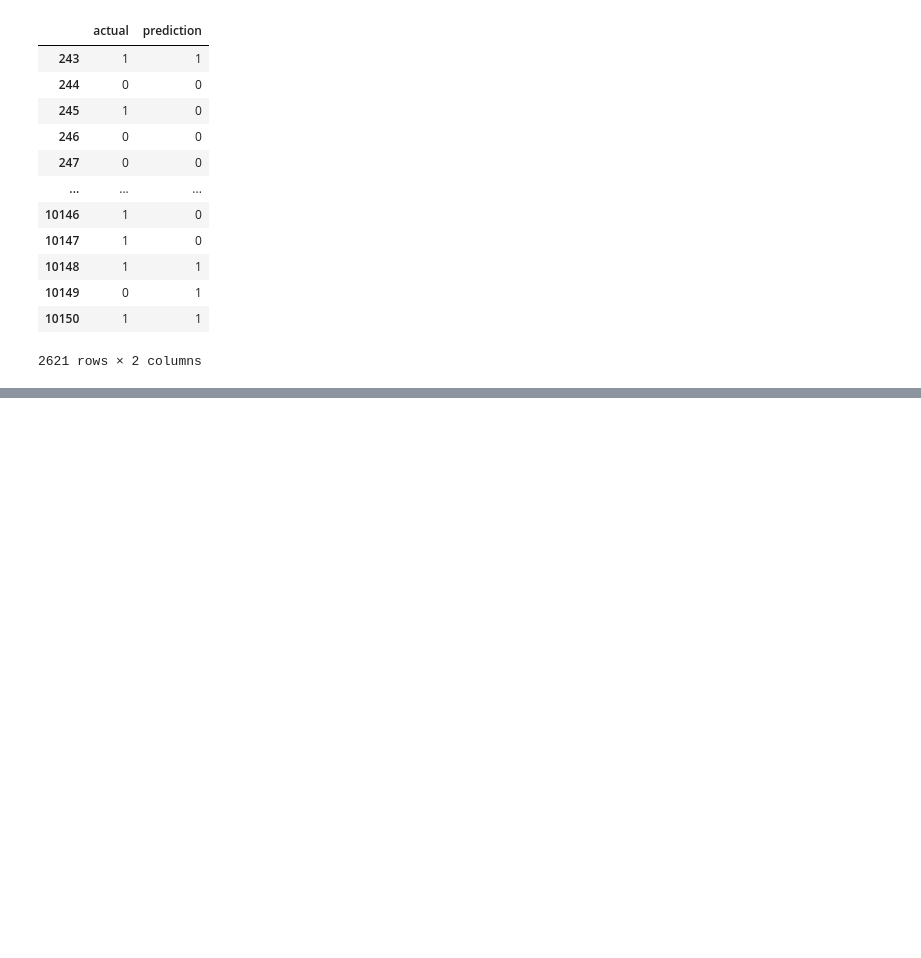
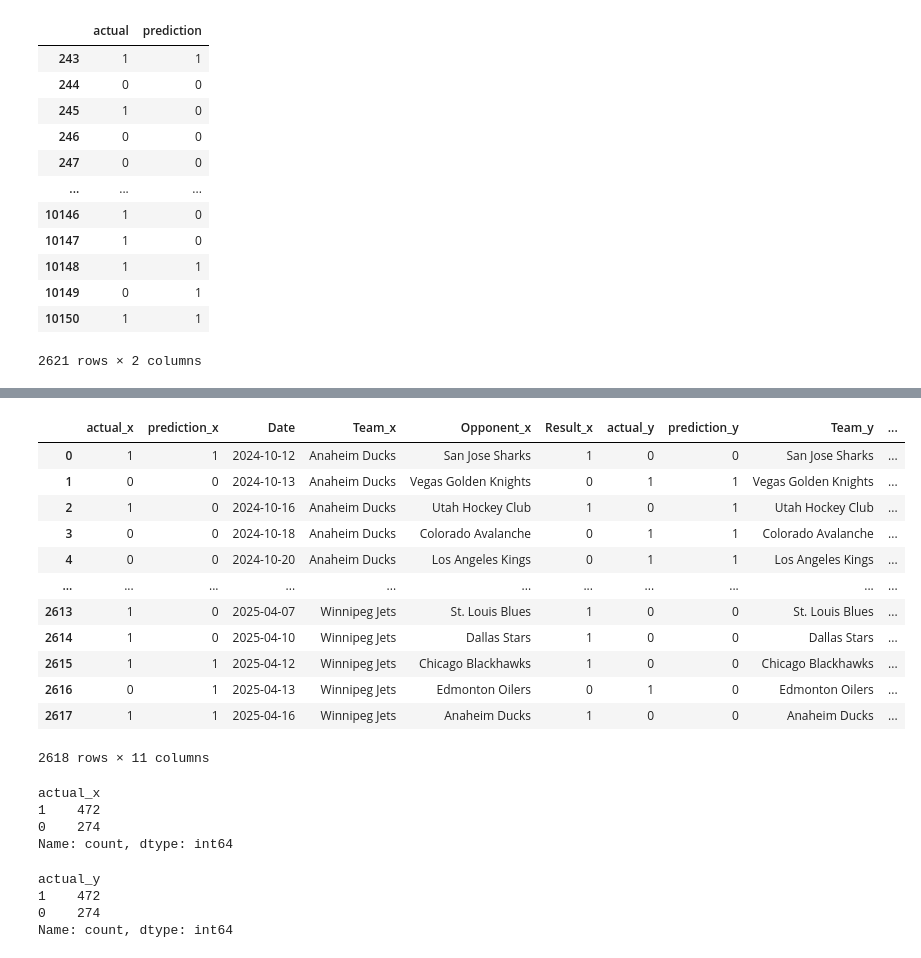
Before and after one commit to vblais12/NHL_stats_predictor, a Jupyter notebook: Testing/Testing_models.ipynb, the cells around one changed output, grey strips where cells are left out. Saved outputs shown, nothing was run; the diff lists cells and outputs as text; code cells hidden in the pictures; blank space fills up the shorter version.

```diff
--- a/Testing/Testing_models.ipynb
+++ b/Testing/Testing_models.ipynb
@@ -193 +183,32 @@ combined
 2621 rows × 6 columns
+# %%
+final = combined.merge(combined, left_on=['Date', 'Team'], right_on=['Date', 'Opponent'])  # few games will drop due to rolling windows
+final
+# %% [output]
+|  | actual_x | prediction_x | Date | Team_x | Opponent_x | Result_x | actual_y | prediction_y | Team_y | ... |
+| 0 | 1 | 1 | 2024-10-12 | Anaheim Ducks | San Jose Sharks | 1 | 0 | 0 | San Jose Sharks | ... |
+| 1 | 0 | 0 | 2024-10-13 | Anaheim Ducks | Vegas Golden Knights | 0 | 1 | 1 | Vegas Golden Knights | ... |
+| 2 | 1 | 0 | 2024-10-16 | Anaheim Ducks | Utah Hockey Club | 1 | 0 | 1 | Utah Hockey Club | ... |
+| 3 | 0 | 0 | 2024-10-18 | Anaheim Ducks | Colorado Avalanche | 0 | 1 | 1 | Colorado Avalanche | ... |
+| 4 | 0 | 0 | 2024-10-20 | Anaheim Ducks | Los Angeles Kings | 0 | 1 | 1 | Los Angeles Kings | ... |
+| ... | ... | ... | ... | ... | ... | ... | ... | ... | ... | ... |
+| 2613 | 1 | 0 | 2025-04-07 | Winnipeg Jets | St. Louis Blues | 1 | 0 | 0 | St. Louis Blues | ... |
+| 2614 | 1 | 0 | 2025-04-10 | Winnipeg Jets | Dallas Stars | 1 | 0 | 0 | Dallas Stars | ... |
+| 2615 | 1 | 1 | 2025-04-12 | Winnipeg Jets | Chicago Blackhawks | 1 | 0 | 0 | Chicago Blackhawks | ... |
+| 2616 | 0 | 1 | 2025-04-13 | Winnipeg Jets | Edmonton Oilers | 0 | 1 | 0 | Edmonton Oilers | ... |
+| 2617 | 1 | 1 | 2025-04-16 | Winnipeg Jets | Anaheim Ducks | 1 | 0 | 0 | Anaheim Ducks | ... |
+2618 rows × 11 columns
+# %%
+final[(final['prediction_x'] == 1) & (final['prediction_y'] == 0)]['actual_x'].value_counts()
+# %% [output]
+actual_x
+1    472
+0    274
+Name: count, dtype: int64
+# %%
+final[(final['prediction_x'] == 0) & (final['prediction_y'] == 1)]['actual_y'].value_counts()
+# %% [output]
+actual_y
+1    472
+0    274
+Name: count, dtype: int64
```
Also changed, not shown: parts of 6 cells of this notebook, 1 other file.
